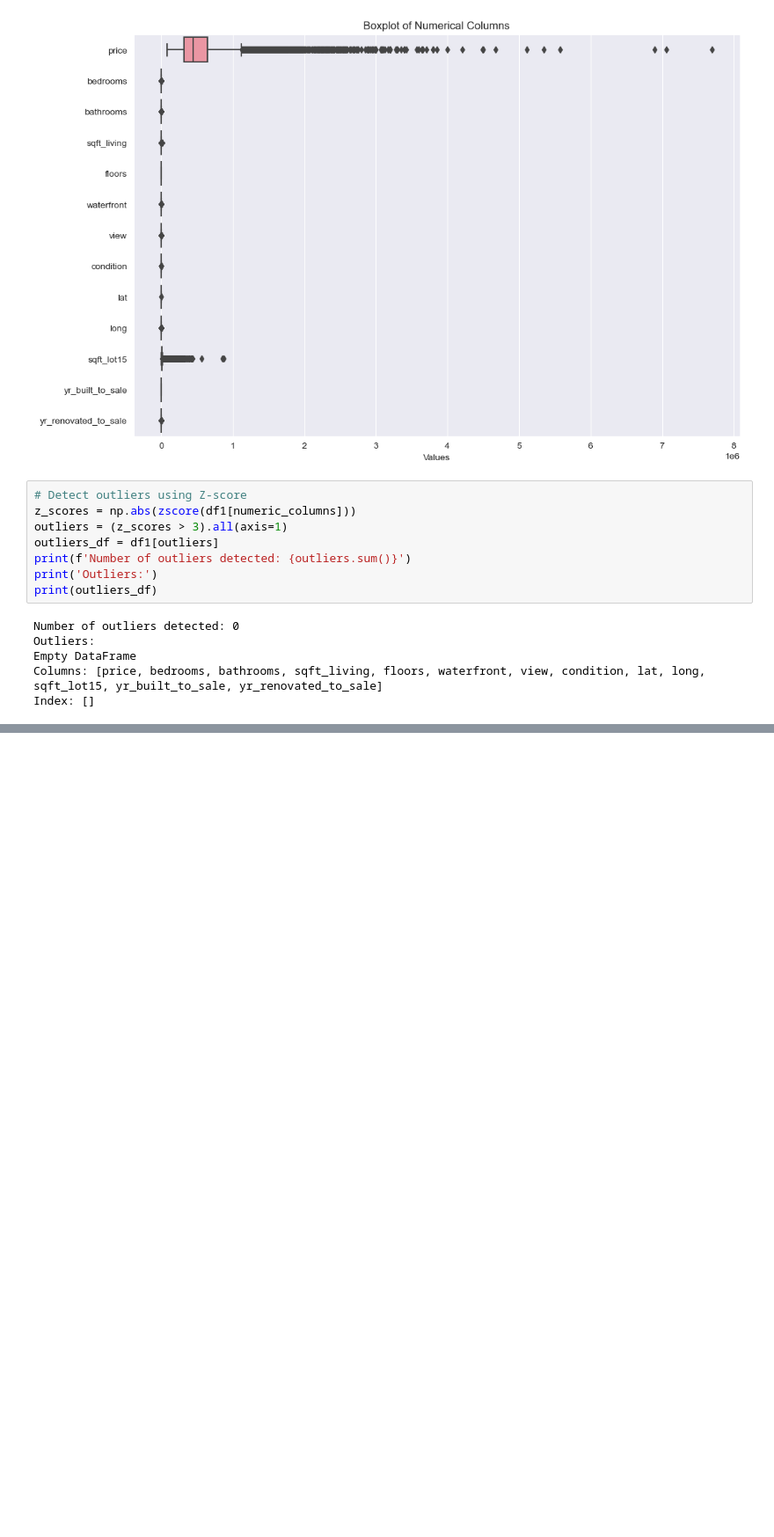
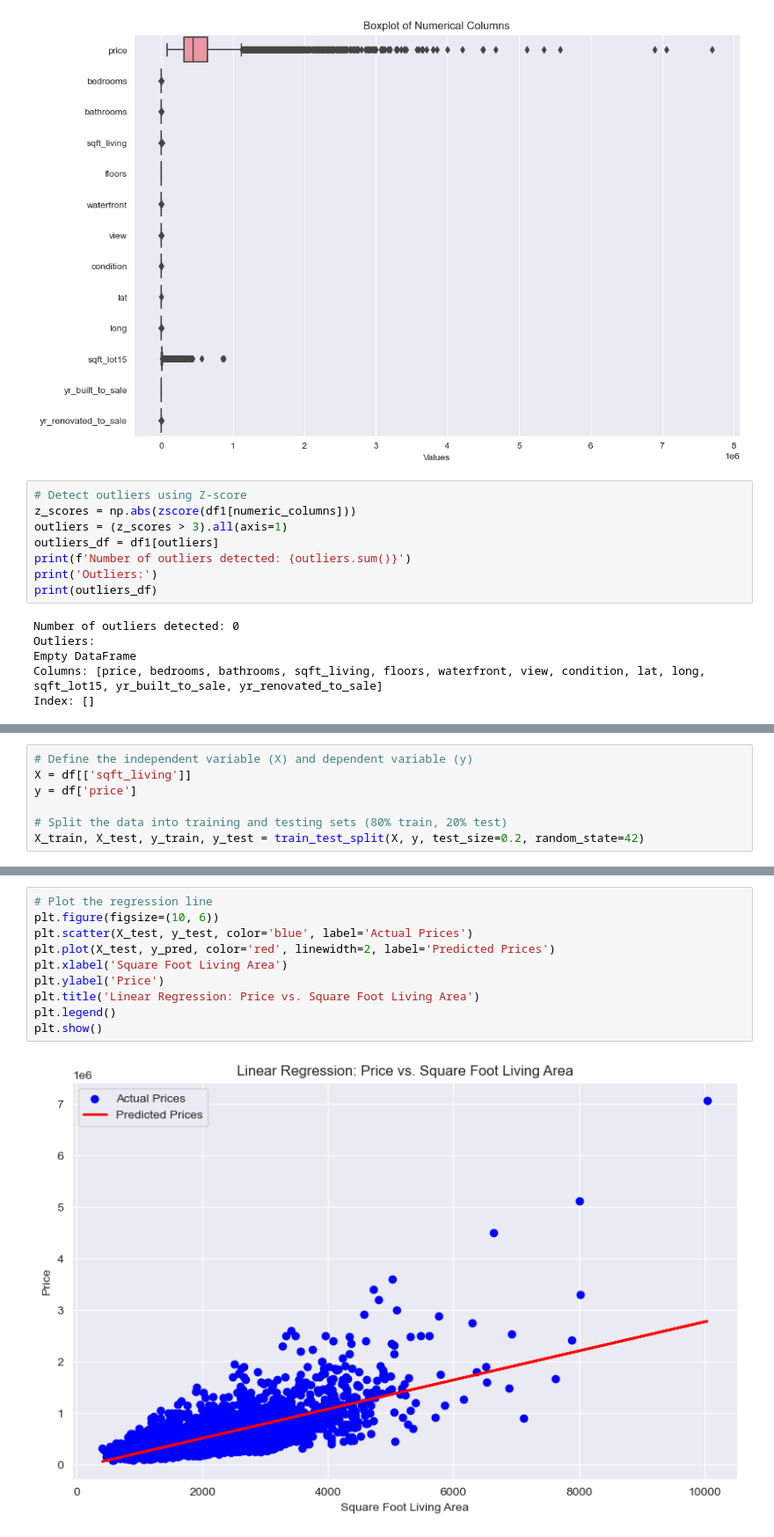
Before and after one commit to lchep2024/phase_2_project, a Jupyter notebook: members/juliet.ipynb, the cells around one changed output, grey strips where cells are left out. Shown at 88% size. Saved outputs shown, nothing was run; the diff lists cells and outputs as text; blank space fills up the shorter version.

```diff
--- a/members/juliet.ipynb
+++ b/members/juliet.ipynb
@@ -441,0 +536,7 @@ Index: []
+# %%
+# Define the independent variable (X) and dependent variable (y)
+X = df[['sqft_living']]
+y = df['price']
+
+# Split the data into training and testing sets (80% train, 20% test)
+X_train, X_test, y_train, y_test = train_test_split(X, y, test_size=0.2, random_state=42)
@@ -441,0 +567,12 @@ Index: []
+# %%
+# Plot the regression line
+plt.figure(figsize=(10, 6))
+plt.scatter(X_test, y_test, color='blue', label='Actual Prices')
+plt.plot(X_test, y_pred, color='red', linewidth=2, label='Predicted Prices')
+plt.xlabel('Square Foot Living Area')
+plt.ylabel('Price')
+plt.title('Linear Regression: Price vs. Square Foot Living Area')
+plt.legend()
+plt.show()
+# %% [output]
+[figure, added]
```
Also changed, not shown: parts of 33 cells of this notebook.
